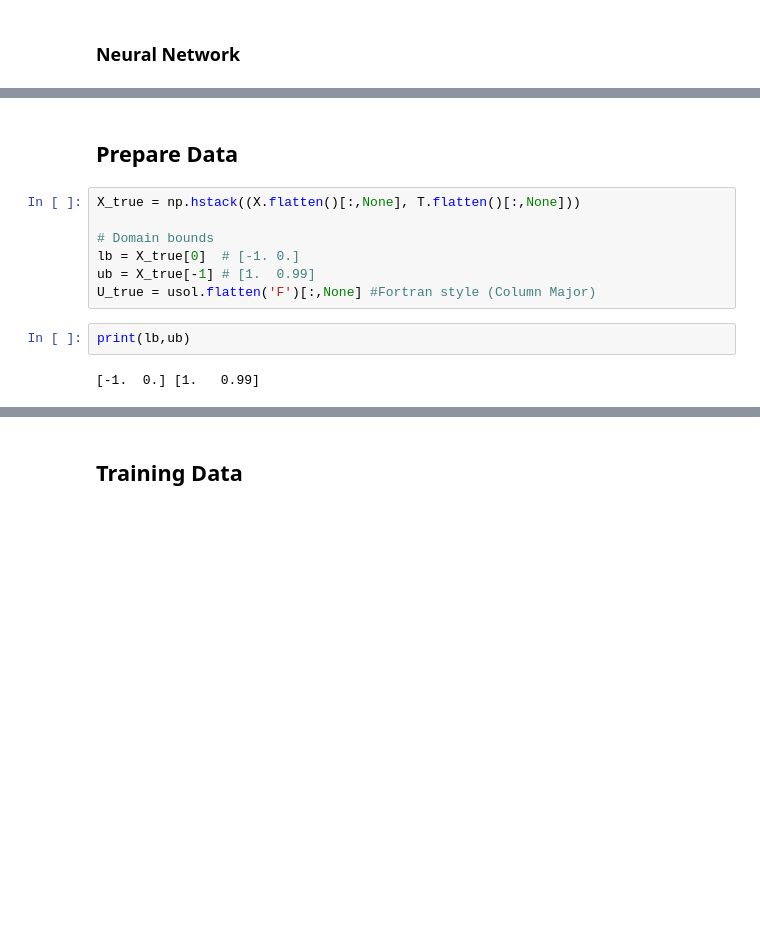
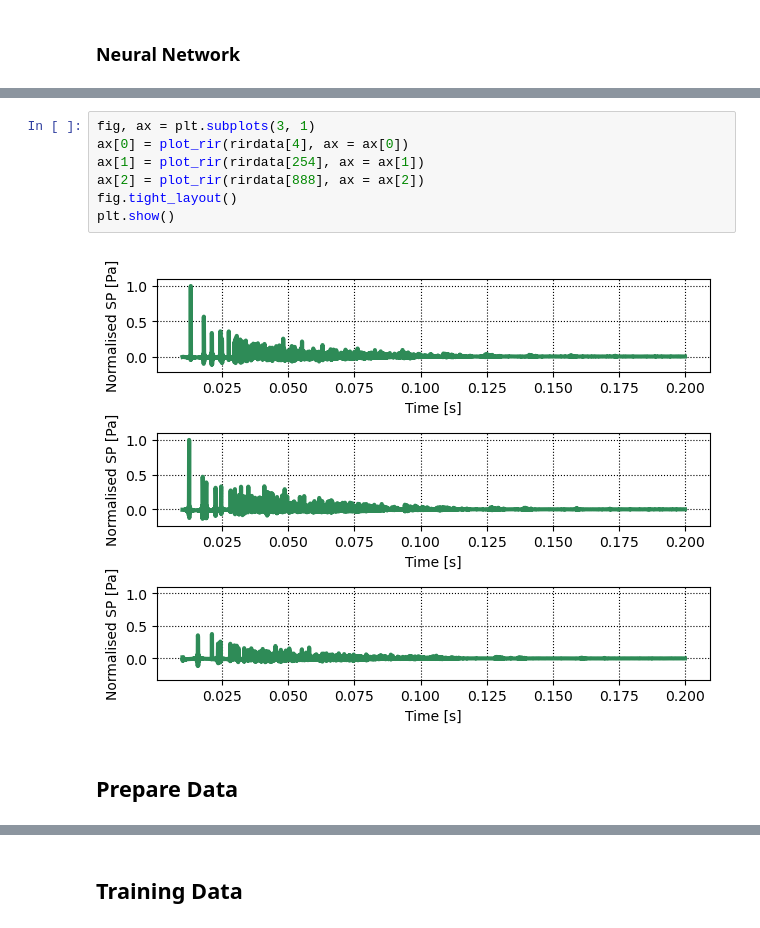
Before and after one commit to xefonon/DSC-Project, a Jupyter notebook: PINNs/6_BurgersEquation(Inverse).ipynb, the cells around one changed output, grey strips where cells are left out. Drawn from its saved outputs; the diff is of its cells as text; blank space fills up the shorter version.

```diff
--- a/PINNs/6_BurgersEquation(Inverse).ipynb
+++ b/PINNs/6_BurgersEquation(Inverse).ipynb
@@ -457,13 +501,11 @@ print(X.shape,T.shape)
+# %%
+fig, ax = plt.subplots(3, 1)
+ax[0] = plot_rir(rirdata[4], ax = ax[0])
+ax[1] = plot_rir(rirdata[254], ax = ax[1])
+ax[2] = plot_rir(rirdata[888], ax = ax[2])
+fig.tight_layout()
+plt.show()
+# %% [output]
+[figure, added]
 # %% [markdown]
 ## Prepare Data
-# %%
-X_true = np.hstack((X.flatten()[:,None], T.flatten()[:,None]))
-
-# Domain bounds
-lb = X_true[0]  # [-1. 0.]
-ub = X_true[-1] # [1.  0.99]
-U_true = usol.flatten('F')[:,None] #Fortran style (Column Major)
-# %%
-print(lb,ub)
-# %% [output]
-[-1.  0.] [1.   0.99]
```
Also changed, not shown: parts of 28 cells of this notebook, 3 other files.
